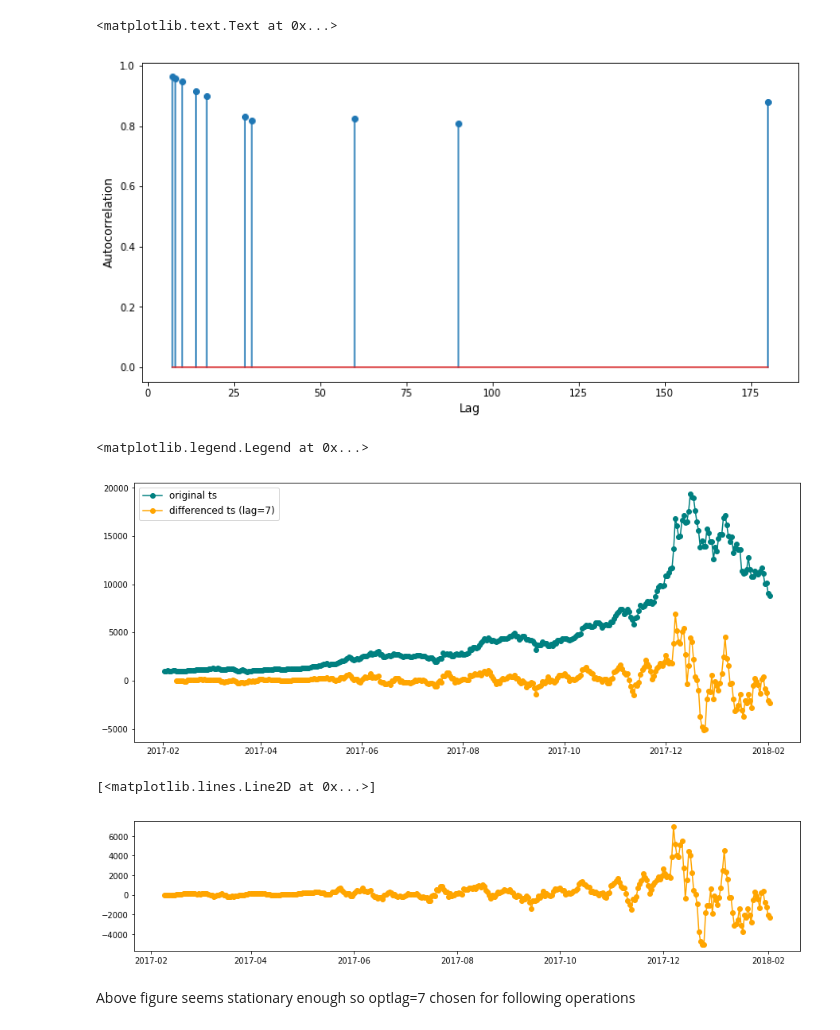
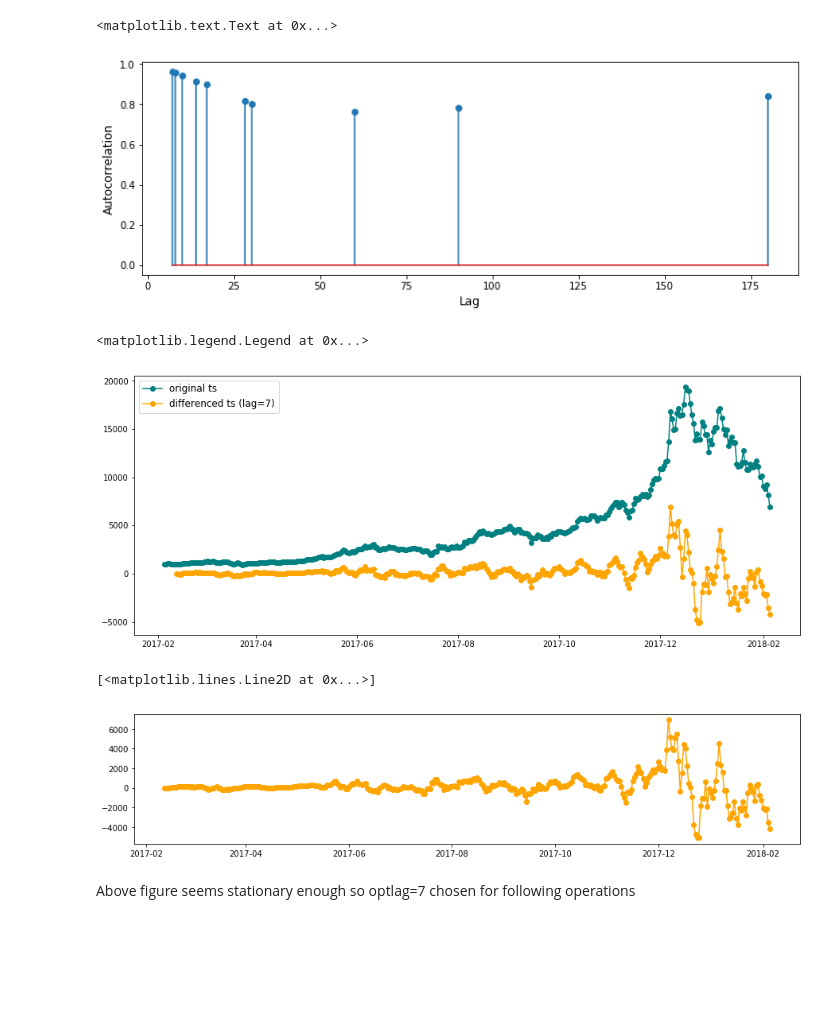
Before and after one commit to jessgess/Time_Series_Analysis_ARIMA, a Jupyter notebook: time_series.ipynb, the cells around one changed output. Drawn from its saved outputs; the diff is of its cells as text; code cells hidden in the pictures; blank space fills up the shorter version.

```diff
--- a/time_series.ipynb
+++ b/time_series.ipynb
@@ -10,7 +10,8 @@ from statsmodels.api import tsa
 from sklearn.linear_model import LinearRegression
 from sklearn.metrics import mean_absolute_error, mean_squared_error
 # %%
-data = pd.read_csv('data/bitcoin_USD_close_data-2017-02-02_2018-02-02.csv', parse_dates=['Date'])
+data = pd.read_csv('data/bitcoin_USD_close_data-2017-02-05_2018-02-05.csv',
+                   parse_dates=['Date'])
 print(data.shape)
 data.tail()
 # %% [output]
@@ -63,15 +64,15 @@ plt.plot(rolling_mean_2, 'red')
 # %%
 lags = [7, 8, 10, 14, 17, 28, 30, 60, 90, 180]
 autocorrs = [data.Price.autocorr(lag=lag)
                    for lag in lags]
-plt.figure(figsize=(12, 6))
+plt.figure(figsize=(12, 4))
 plt.stem(lags, autocorrs)
 plt.xlabel("Lag", fontsize=12)
 plt.ylabel("Autocorrelation", fontsize=12)
 #the greatest correlations seems to be rpoduced from lag of 7, meaning our data has weekly seasonality.
 # %% [output]
 <matplotlib.text.Text at 0x...>
-[figure, old version]
+[figure, new version]
 # %%
 plt.figure(figsize=(15, 6))
 plt.plot(data.Price, '-o', color='teal', label="original ts")
@@ -79,7 +80,7 @@ plt.plot(data.Price.diff(7), '-o', color='orange', label="differenced ts (lag=7)
 plt.legend(fontsize=12)
 # %% [output]
 <matplotlib.legend.Legend at 0x...>
-[figure, old version]
+[figure, new version]
 # %%
 prices = data.Price
 price_diff = prices.diff(7).dropna()
@@ -88,7 +89,7 @@ plt.figure(figsize=(15,3))
 plt.plot(price_diff, "-o", color='orange')
 # %% [output]
 [<matplotlib.lines.Line2D at 0x...>]
-[figure, old version]
+[figure, new version]
 # %% [markdown]
 Above figure seems stationary enough so optlag=7 chosen for following operations
 # %%
```
Also changed, not shown: parts of 28 cells of this notebook, 2 other files.
